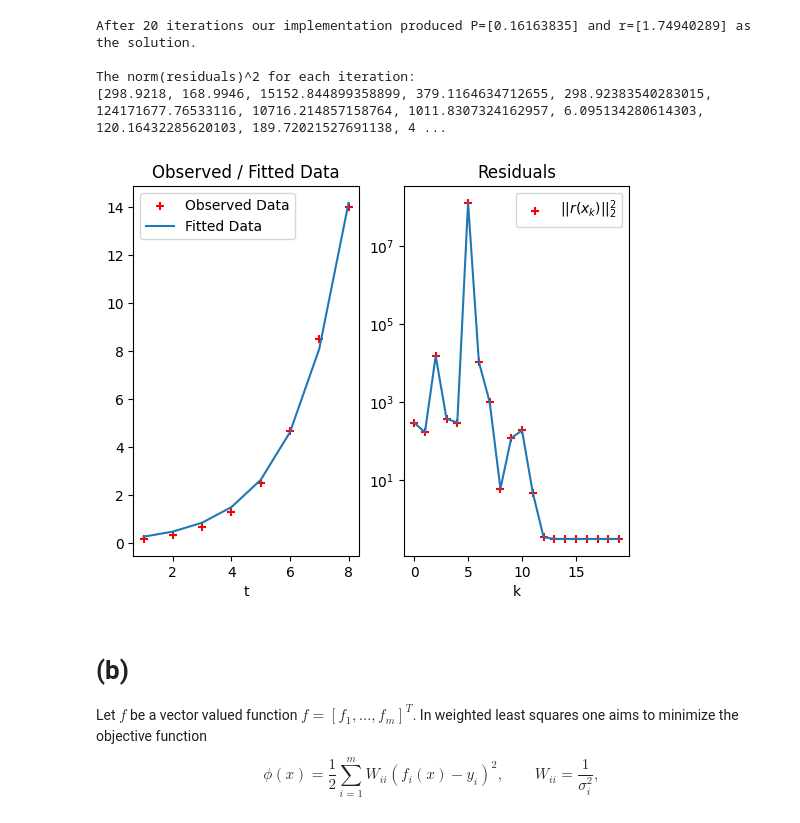
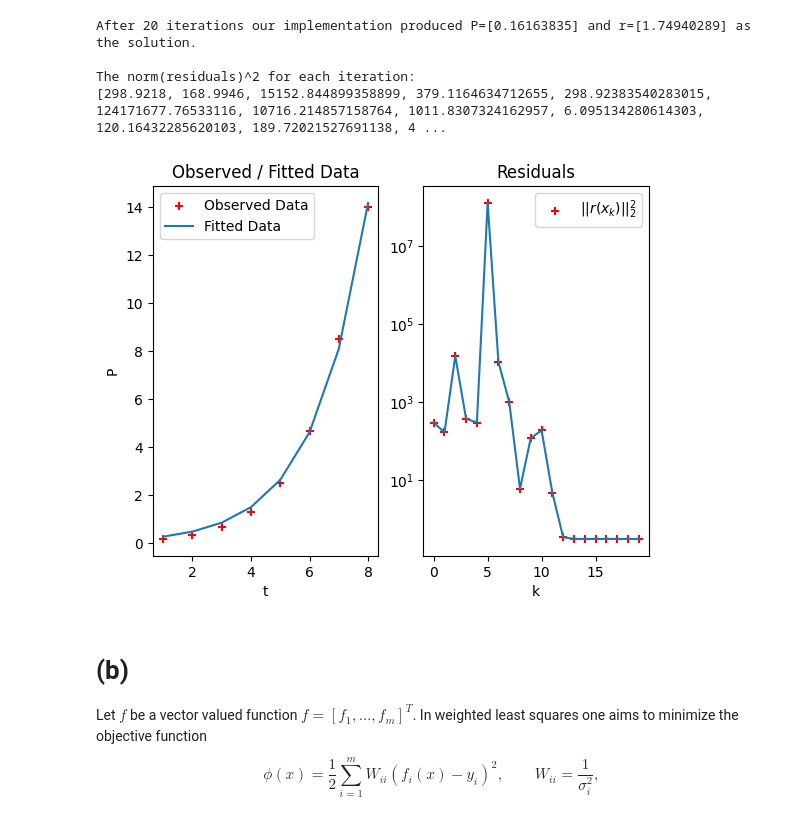
Before and after one commit to aM0NKE/NumericalAlgorithms, a Jupyter notebook: hw6_2022.ipynb, the cells around one changed output. Saved outputs shown, nothing was run; the diff lists cells and outputs as text; code cells hidden in the pictures.

```diff
--- a/hw6_2022.ipynb
+++ b/hw6_2022.ipynb
@@ -109,25 +109,26 @@ The norm(residuals)^2 for each iteration:
 # %%
 def plotFit(K, t, y, x, residuals_list):
     plt.subplot(1, 2, 1)
     plt.scatter(t, y, c="r", marker="+", label="Observed Data")
     plt.plot(t, F(t, x[0], x[1]), label="Fitted Data")
     plt.title("Observed / Fitted Data")
     plt.xlabel("t")
+    plt.ylabel("P")
     plt.legend()
 
     plt.subplot(1, 2, 2)
     plt.scatter(np.linspace(0, K-1, K), residuals_list, c="r", marker="+", label="$||r(x_k)||^2_2$")
     plt.plot(np.linspace(0, K-1, K), residuals_list)
     plt.yscale("log")
     plt.title("Residuals")
     plt.xlabel("k")
     plt.legend()
 
     plt.show()
 
 plotFit(K, t, y, x, residuals_list)
 # %% [output]
-[figure, old version]
+[figure, new version]
 # %% [markdown]
 # (b)
 Let $f$ be a vector valued function $f = [ f_1, \ldots, f_m ]^T$. In weighted least squares one aims to minimize the objective function
```
